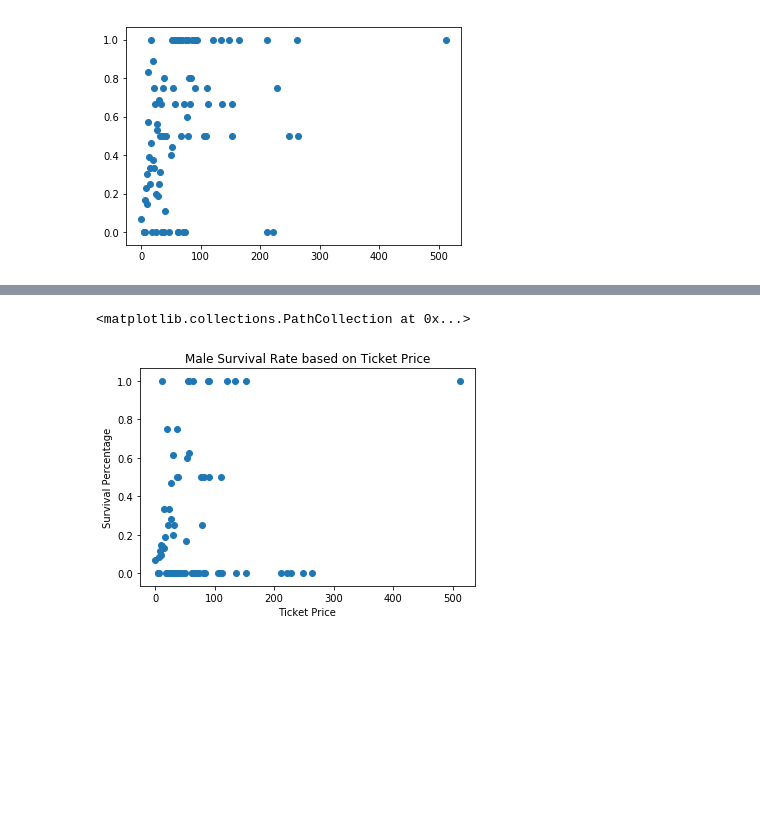
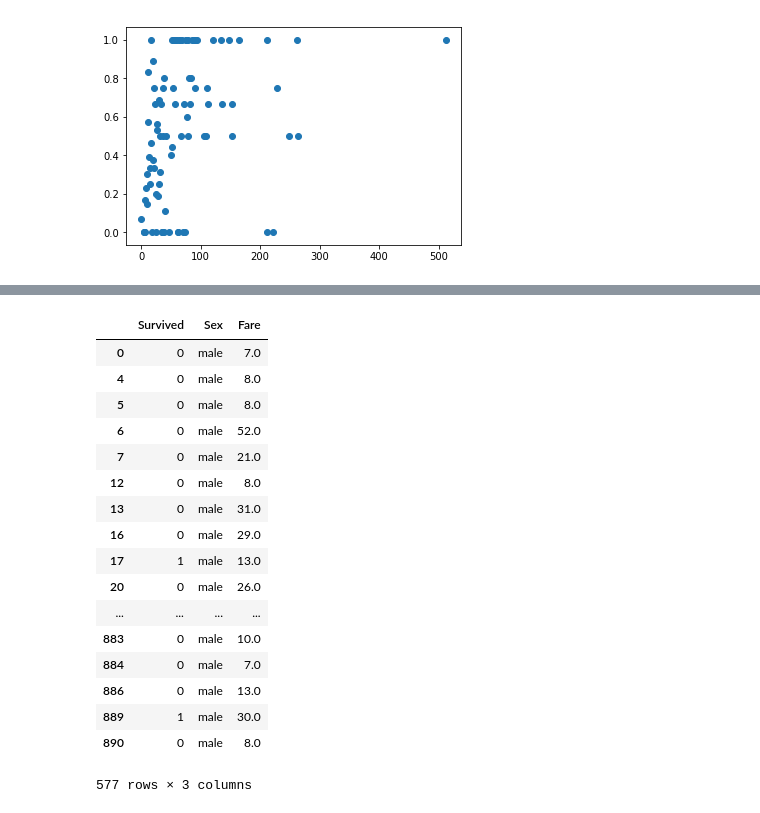
Before and after one commit to JSitter/DS-1-Data-Analysis, a Jupyter notebook: Titanic Story.ipynb, the cells around one changed output, grey strips where cells are left out. Drawn from its saved outputs; the diff is of its cells as text; code cells hidden in the pictures; blank space fills up the shorter version.

```diff
--- a/Titanic Story.ipynb
+++ b/Titanic Story.ipynb
@@ -189,24 +189,41 @@ tot_male_df.head()
 # %%
 #Round to nearest dollar
-total_male_fare = t_df.loc[t_df.Sex == "male", {"Fare", "Survived"}].round(0)
+total_male_fare = t_df.loc[t_df.Sex == "male", {"Fare", "Survived", "Sex"}].round(0)
+
 #survived_male_fare = Counter(total_male_fare[total_male_fare.Survived == "1", {"Fare", "Survived"}])
 tot_ref_frame = dict(Counter(total_male_fare.loc[total_male_fare.Fare >= 0, "Fare"]))
 survived_male_fare = Counter(total_male_fare.loc[ total_male_fare.Survived > 0, "Fare"])
+total_male_fare
+# x = []
+# y = []
+# for key in tot_ref_frame:
+#     if key in survived_male_fare:
+#         x.append(key)
+#         y.append(survived_male_fare[key]/tot_ref_frame[key])
+#     else:
+#         x.append(key)
+#         y.append(0)
 
-x = []
-y = []
-for key in tot_ref_frame:
-    if key in survived_male_fare:
-        x.append(key)
-        y.append(survived_male_fare[key]/tot_ref_frame[key])
-    else:
-        x.append(key)
-        y.append(0)
-
-plt.xlabel("Ticket Price")
-plt.ylabel("Survival Percentage")
-plt.title("Male Survival Rate based on Ticket Price")
-plt.scatter(x,y)
+# plt.xlabel("Ticket Price")
+# plt.ylabel("Survival Percentage")
+# plt.title("Male Survival Rate based on Ticket Price")
+# plt.scatter(x,y)
 # %% [output]
+|  | Survived | Sex | Fare |
+| 0 | 0 | male | 7.0 |
+| 4 | 0 | male | 8.0 |
+| 5 | 0 | male | 8.0 |
+| 6 | 0 | male | 52.0 |
+| 7 | 0 | male | 21.0 |
+| 12 | 0 | male | 8.0 |
+| 13 | 0 | male | 31.0 |
+| 16 | 0 | male | 29.0 |
+| 17 | 1 | male | 13.0 |
+| 20 | 0 | male | 26.0 |
+| ... | ... | ... | ... |
+| 883 | 0 | male | 10.0 |
+| 884 | 0 | male | 7.0 |
+| 886 | 0 | male | 13.0 |
+| 889 | 1 | male | 30.0 |
+| 890 | 0 | male | 8.0 |
-<matplotlib.collections.PathCollection at 0x...>
+577 rows × 3 columns
-[figure, removed]
```
Also changed, not shown: parts of 7 cells of this notebook.
